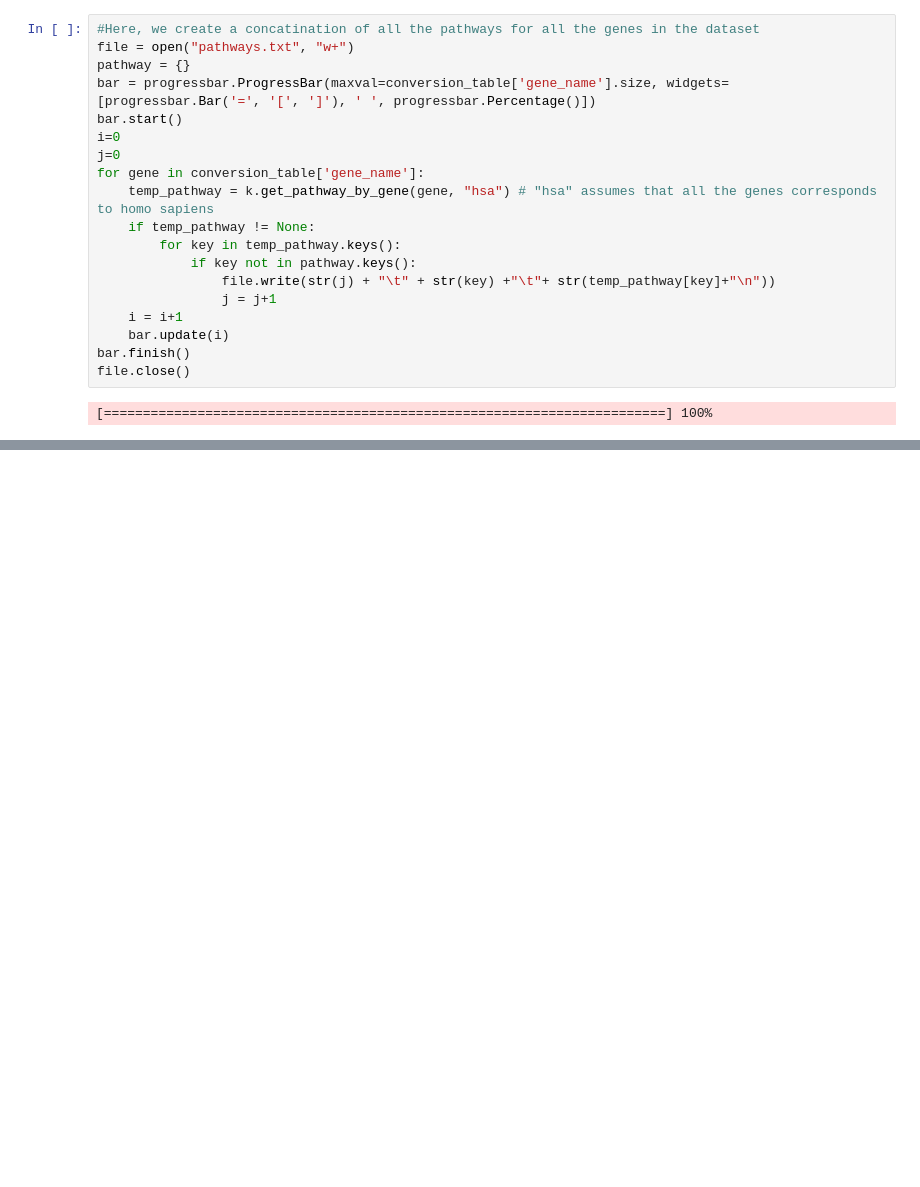
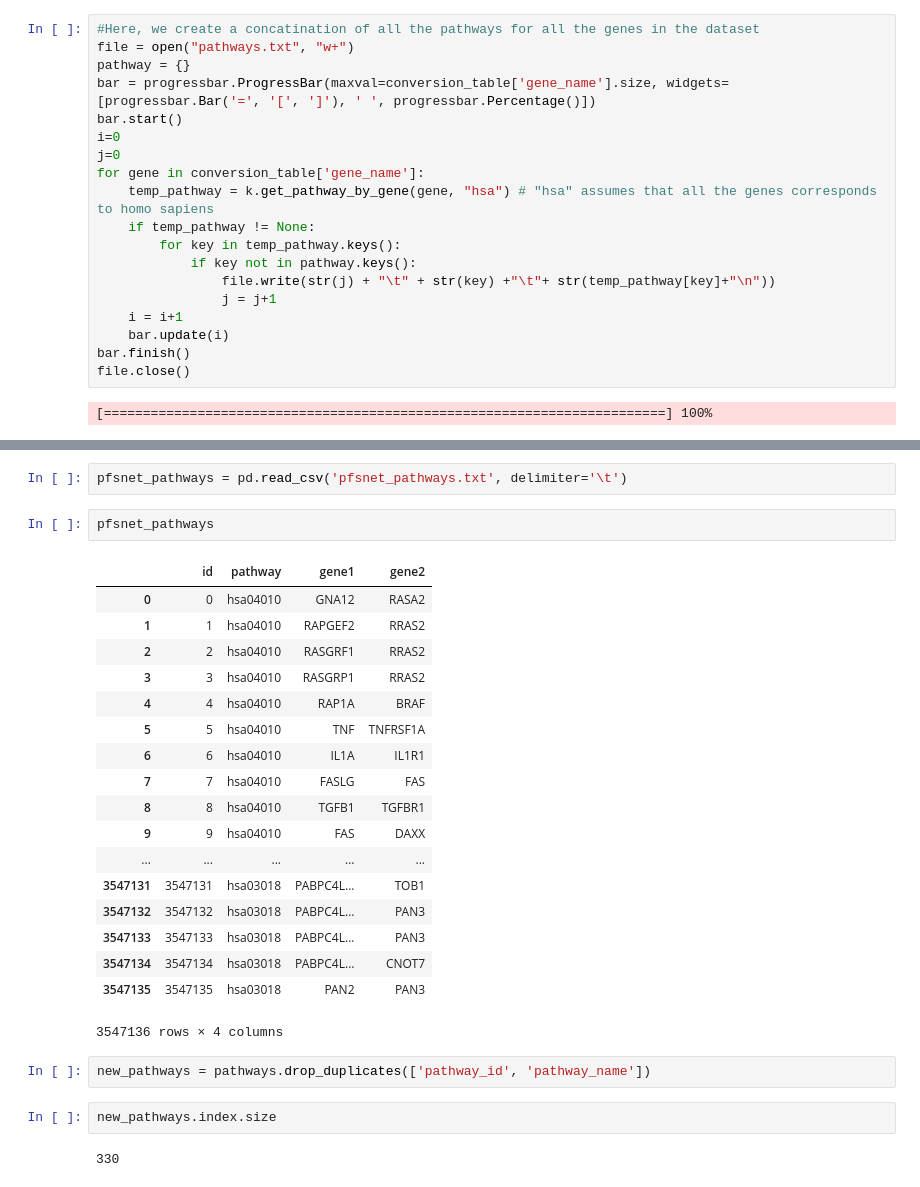
Before and after one commit to pawelkostek1/breast_cancer_relapse_classifier, a Jupyter notebook: Patways Retrieval.ipynb, the cells around one changed output, grey strips where cells are left out. Saved outputs shown, nothing was run; the diff lists cells and outputs as text; blank space fills up the shorter version.

```diff
--- a/Patways Retrieval.ipynb
+++ b/Patways Retrieval.ipynb
@@ -60,0 +118,29 @@ pfsnet_file.close()
+# %%
+pfsnet_pathways = pd.read_csv('pfsnet_pathways.txt', delimiter='\t')
+# %%
+pfsnet_pathways
+# %% [output]
+|  | id | pathway | gene1 | gene2 |
+| 0 | 0 | hsa04010 | GNA12 | RASA2 |
+| 1 | 1 | hsa04010 | RAPGEF2 | RRAS2 |
+| 2 | 2 | hsa04010 | RASGRF1 | RRAS2 |
+| 3 | 3 | hsa04010 | RASGRP1 | RRAS2 |
+| 4 | 4 | hsa04010 | RAP1A | BRAF |
+| 5 | 5 | hsa04010 | TNF | TNFRSF1A |
+| 6 | 6 | hsa04010 | IL1A | IL1R1 |
+| 7 | 7 | hsa04010 | FASLG | FAS |
+| 8 | 8 | hsa04010 | TGFB1 | TGFBR1 |
+| 9 | 9 | hsa04010 | FAS | DAXX |
+| ... | ... | ... | ... | ... |
+| 3547131 | 3547131 | hsa03018 | PABPC4L... | TOB1 |
+| 3547132 | 3547132 | hsa03018 | PABPC4L... | PAN3 |
+| 3547133 | 3547133 | hsa03018 | PABPC4L... | PAN3 |
+| 3547134 | 3547134 | hsa03018 | PABPC4L... | CNOT7 |
+| 3547135 | 3547135 | hsa03018 | PAN2 | PAN3 |
+3547136 rows × 4 columns
+# %%
+new_pathways = pathways.drop_duplicates(['pathway_id', 'pathway_name'])
+# %%
+new_pathways.index.size
+# %% [output]
+330
```
Also changed, not shown: parts of 13 cells of this notebook, 5 other files.
